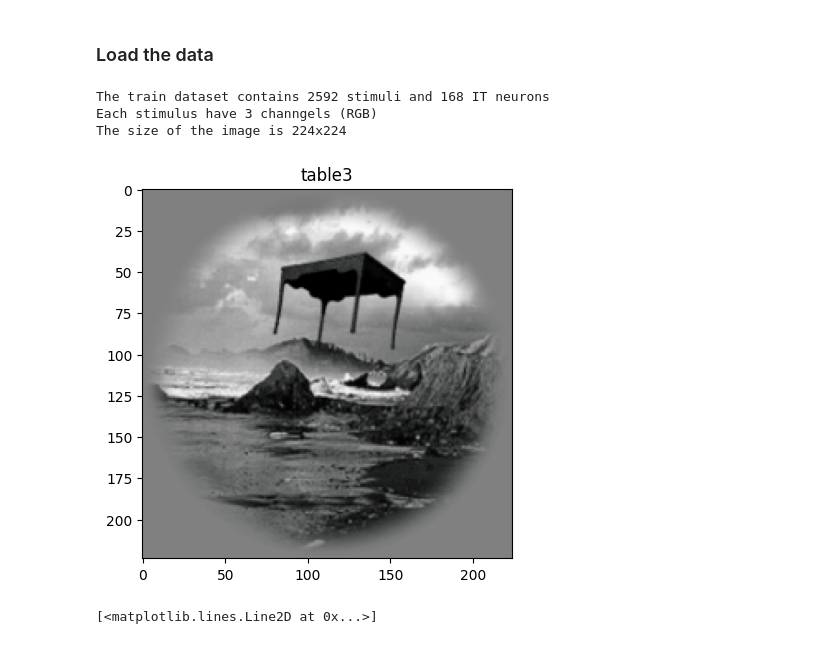
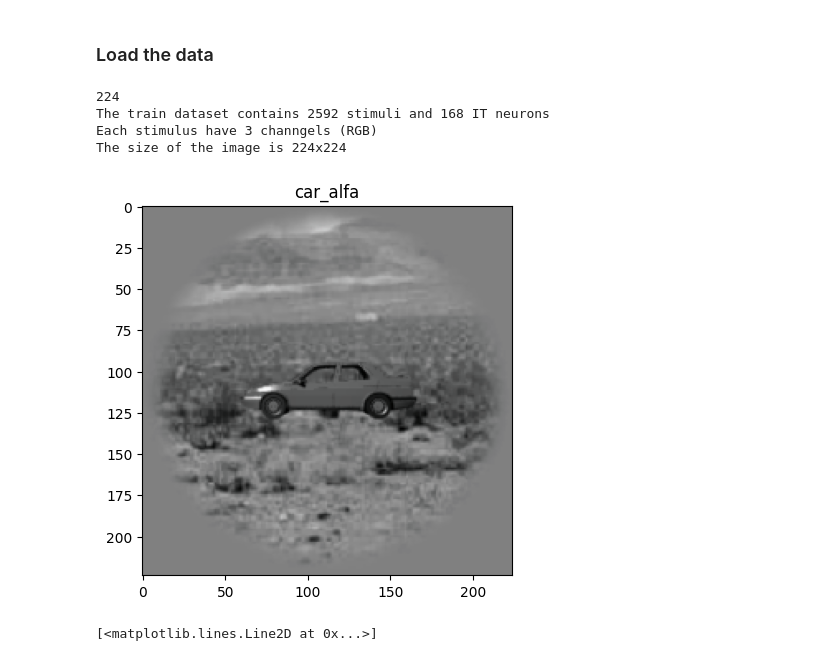
Before and after one commit to nivedya-nambiar/NX-414_groupSRN, a Jupyter notebook: Week 6/week6.ipynb, the cells around one changed output. Drawn from its saved outputs; the diff is of its cells as text; code cells hidden in the pictures.

```diff
--- a/Week 6/week6.ipynb
+++ b/Week 6/week6.ipynb
@@ -64,20 +46,23 @@ path_to_data = '' ## Insert the folder where the data is, if you download in the
 stimulus_train, stimulus_val, stimulus_test, objects_train, objects_val, objects_test, spikes_train, spikes_val = load_it_data(path_to_data)
 # %%
 n_stimulus, n_channels, img_size, _ = stimulus_train.shape
+print(_)
 _, n_neurons = spikes_train.shape
+# print(_)
 print('The train dataset contains {} stimuli and {} IT neurons'.format(n_stimulus,n_neurons))
 print('Each stimulus have {} channgels (RGB)'.format(n_channels))
 print('The size of the image is {}x{}'.format(img_size,img_size))
 # %% [output]
+224
 The train dataset contains 2592 stimuli and 168 IT neurons
 Each stimulus have 3 channgels (RGB)
 The size of the image is 224x224
 # %%
-stim_idx = 1
+stim_idx = 69
 
 visualize_img(stimulus_train,objects_train,stim_idx)
 # %% [output]
-[figure, old version]
+[figure, new version]
 # %%
 neuron_idx = 1
 
```
Also changed, not shown: parts of 8 cells of this notebook, 2 other files.
